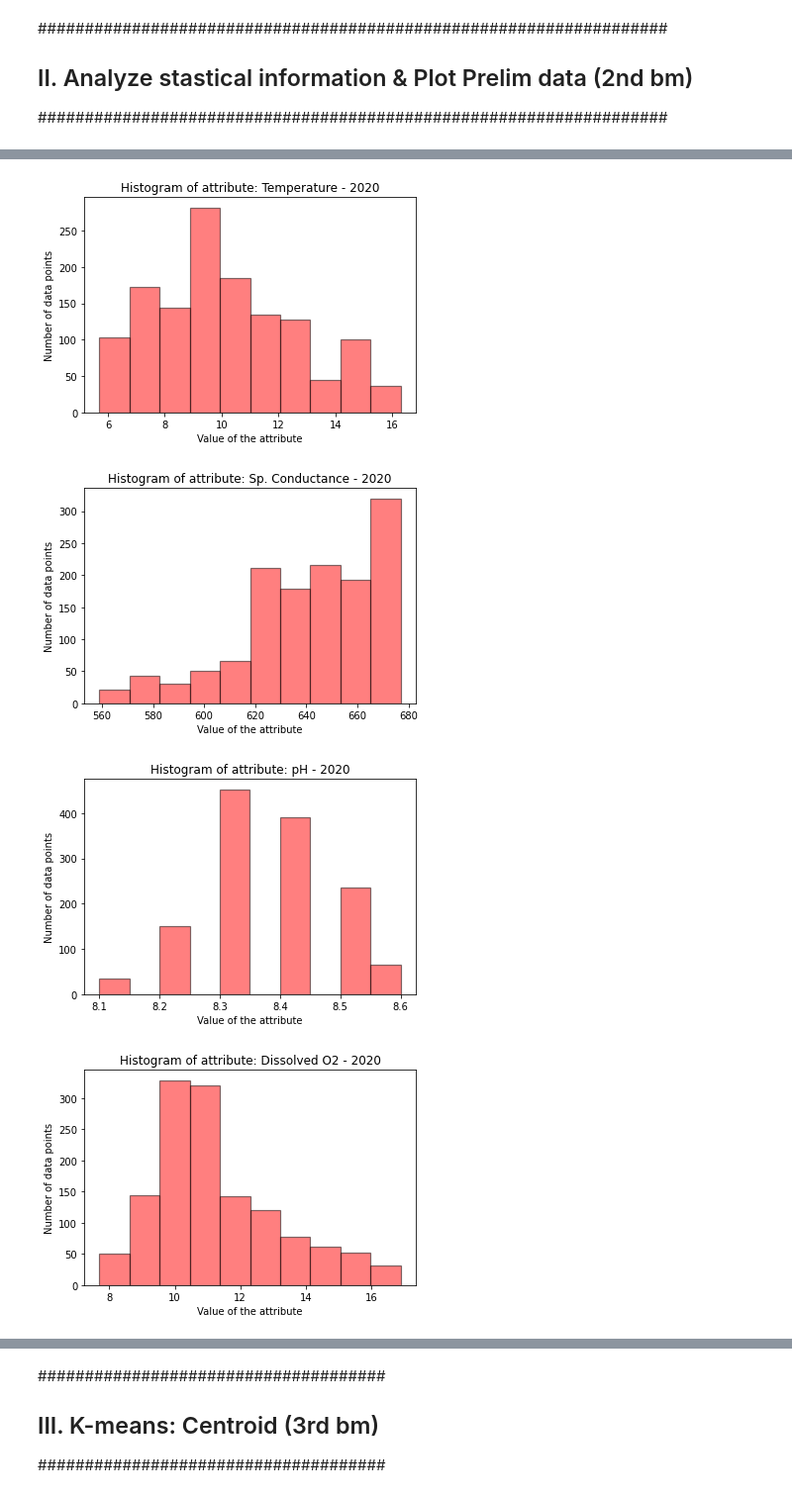
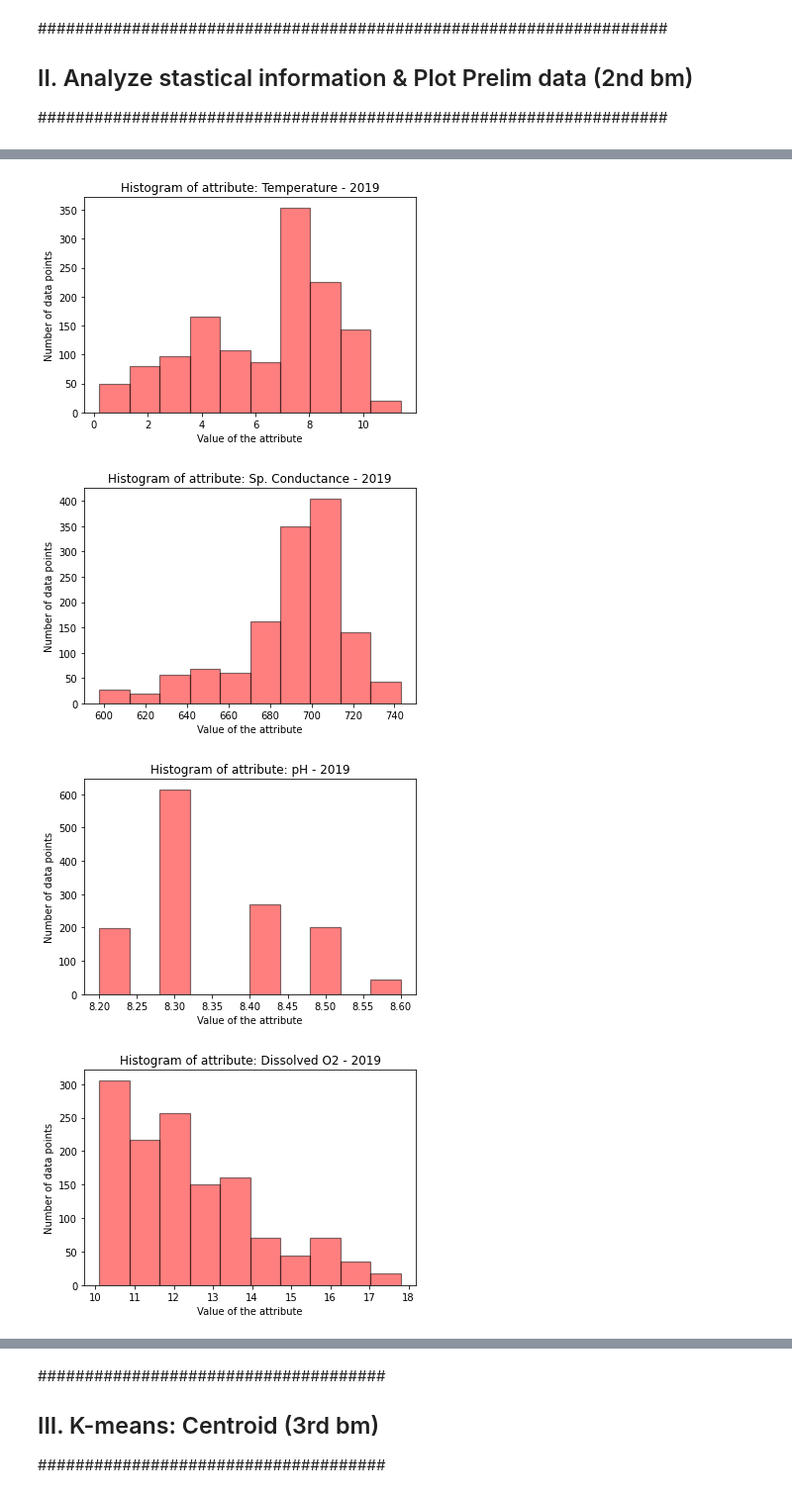
Before and after one commit to cybertraining-dsc/fa20-523-312, a Jupyter notebook: project/code/toxicologyASV.ipynb, the cells around one changed output, grey strips where cells are left out. Shown at 99% size. Drawn from its saved outputs; the diff is of its cells as text; code cells hidden in the pictures.

```diff
--- a/project/code/toxicologyASV.ipynb
+++ b/project/code/toxicologyASV.ipynb
@@ -152,14 +151,17 @@ Benchmark.print()
 ###################################################################
 # %%
 Benchmark.Start()
+print()
 
-def getstats(water_param_year):
+def getstats(water_param_year, year):
 
     # running basic statistical operations
     data_deviations = water_param_year.std()
+    print("Statistics for the year:", year)
+    print("==============================")
     print("The standard deviations for this particular year are:")
     print(data_deviations)
-    print()
+    #print()
 
     t_med = water_param_year["Temperature"].median()
     print("Median Temperature value is:", t_med)
@@ -169,14 +171,14 @@ def getstats(water_param_year):
     print("Median pH value is:", p_med)
     d_med = water_param_year["Dissolved O2"].median()
     print("Median Dissolved-Oxygen value is:", d_med)
-
+    print()
     return (data_deviations, t_med, c_med, p_med, d_med)
 
 
-(std_2017, med_temp_2017, med_cond_2017, med_ph_2017, med_oxy_2017) = getstats(water_param_2017)
-(std_2018, med_temp_2018, med_cond_2018, med_ph_2018, med_oxy_2018) = getstats(water_param_2018)
-(std_2019, med_temp_2019, med_cond_2019, med_ph_2019, med_oxy_2019) = getstats(water_param_2019)
-(std_2020, med_temp_2020, med_cond_2020, med_ph_2020, med_oxy_2020) = getstats(water_param_2020)
+(std_2017, med_temp_2017, med_cond_2017, med_ph_2017, med_oxy_2017) = getstats(water_param_2017, 2017)
+(std_2018, med_temp_2018, med_cond_2018, med_ph_2018, med_oxy_2018) = getstats(water_param_2018, 2018)
+(std_2019, med_temp_2019, med_cond_2019, med_ph_2019, med_oxy_2019) = getstats(water_param_2019, 2019)
+(std_2020, med_temp_2020, med_cond_2020, med_ph_2020, med_oxy_2020) = getstats(water_param_2020, 2020)
 
 
 #x_data = list(range(0,1040,1));
@@ -224,8 +226,8 @@ def displayplots(water_param_year, size, year):
 
 #displayplots(water_param_2017, 1150, "2017") # number of data-points obtained in 2017 was 1150
 #displayplots(water_param_2018, 1042, "2018") # number of data-points obtained in 2018 was 1042
-#displayplots(water_param_2019, 1329, "2019") # number of data-points obtained in 2019 was 1329
-displayplots(water_param_2020, 1331, "2020") # number of data-points obtained in 2020 was 1331
+displayplots(water_param_2019, 1329, "2019") # number of data-points obtained in 2019 was 1329
+#displayplots(water_param_2020, 1332, "2020") # number of data-points obtained in 2020 was 1331
 
 
 time.sleep(5)
@@ -259,7 +261,7 @@ Median Dissolved-Oxygen value is: 10.8
-[figure, old version]
+[figure, new version]
-[figure, old version]
+[figure, new version]
-[figure, old version]
+[figure, new version]
-[figure, old version]
+[figure, new version]
 # %%
 Benchmark.print()
 # %% [output]
```
Also changed, not shown: parts of 11 cells of this notebook.
